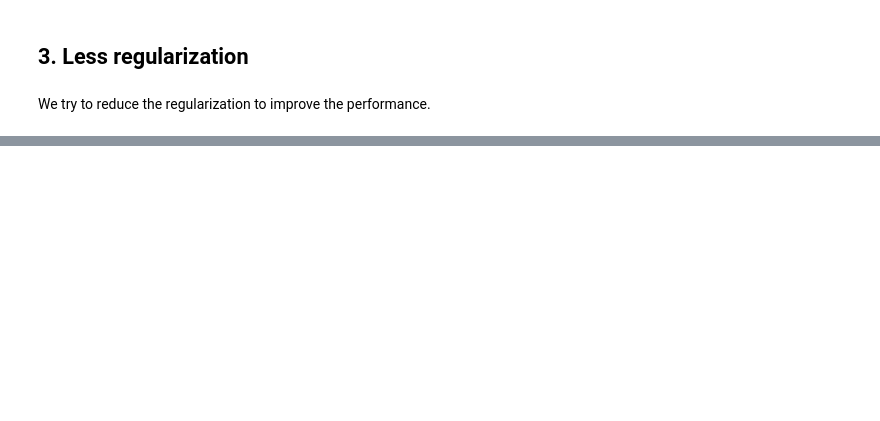
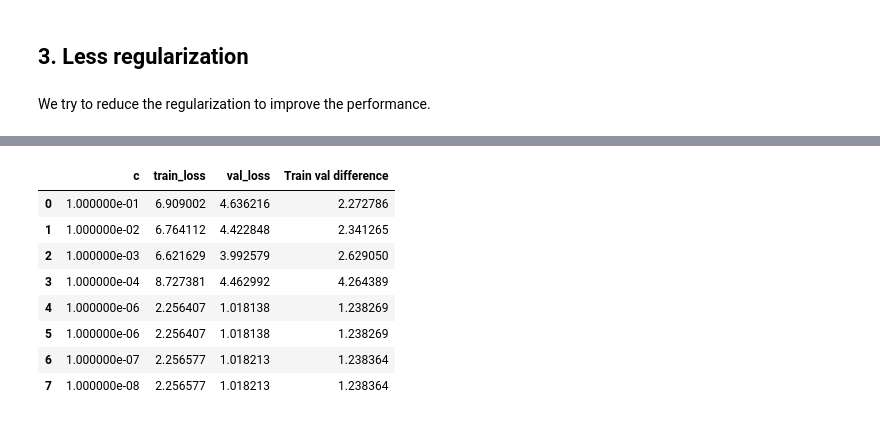
Before and after one commit to ericks-on/Online-Shoppers-logistic-regression-model, a Jupyter notebook: index.ipynb, the cells around one changed output, grey strips where cells are left out. Cells and saved outputs as stored; diff of their text form; code cells hidden in the pictures; blank space fills up the shorter version.

```diff
--- a/index.ipynb
+++ b/index.ipynb
@@ -613,0 +716,16 @@ There is no improvement in performance even after taking more time. Lets try dif
+# %%
+c_vals = [1, 10, 100, 1e3, 1e6]
+for c in c_vals:
+    l1_model = LogisticRegression(solver='saga',
+                                random_state=random_state,
+                                penalty='l1',
+                                C=c)
+    l1_train_loss, l1_val_loss = get_train_val_loss(l1_model,
+                                                    X_train_preprocessed,
+                                                    y_train,
+                                                    cont_cols,
+                                                    cat_cols)
+
+    print(f'L1 regularization({c}) model log loss on train data:', l1_train_loss)
+    print(f'L1 Regularization({c}) model log loss on validation:', l1_val_loss)
+    print()
@@ -613,0 +747,30 @@ There is no improvement in performance even after taking more time. Lets try dif
+# %%
+c_vals = [.1, .01, .001, 1e-4, .1e-5, 1e-6, 1e-7,1e-8]
+l1_log_loss_items = []
+for c in c_vals:
+    item = {
+        'c': c
+    }
+    l1_model = LogisticRegression(solver='saga',
+                                  random_state=random_state,
+                                  penalty='l1',
+                                  C=c)
+    l1_train_loss, l1_val_loss = get_train_val_loss(l1_model,
+                                                    X_train_preprocessed,
+                                                    y_train,
+                                                    cont_cols,
+                                                    cat_cols)
+
+    item['train_loss'] = l1_train_loss
+    item['val_loss'] = l1_val_loss
+    l1_log_loss_items.append(item)
+# %% [output]
+|  | c | train_loss | val_loss | Train val difference |
+| 0 | 1.000000e-01 | 6.909002 | 4.636216 | 2.272786 |
+| 1 | 1.000000e-02 | 6.764112 | 4.422848 | 2.341265 |
+| 2 | 1.000000e-03 | 6.621629 | 3.992579 | 2.629050 |
+| 3 | 1.000000e-04 | 8.727381 | 4.462992 | 4.264389 |
+| 4 | 1.000000e-06 | 2.256407 | 1.018138 | 1.238269 |
+| 5 | 1.000000e-06 | 2.256407 | 1.018138 | 1.238269 |
+| 6 | 1.000000e-07 | 2.256577 | 1.018213 | 1.238364 |
+| 7 | 1.000000e-08 | 2.256577 | 1.018213 | 1.238364 |
```
Also changed, not shown: parts of 43 cells of this notebook.
